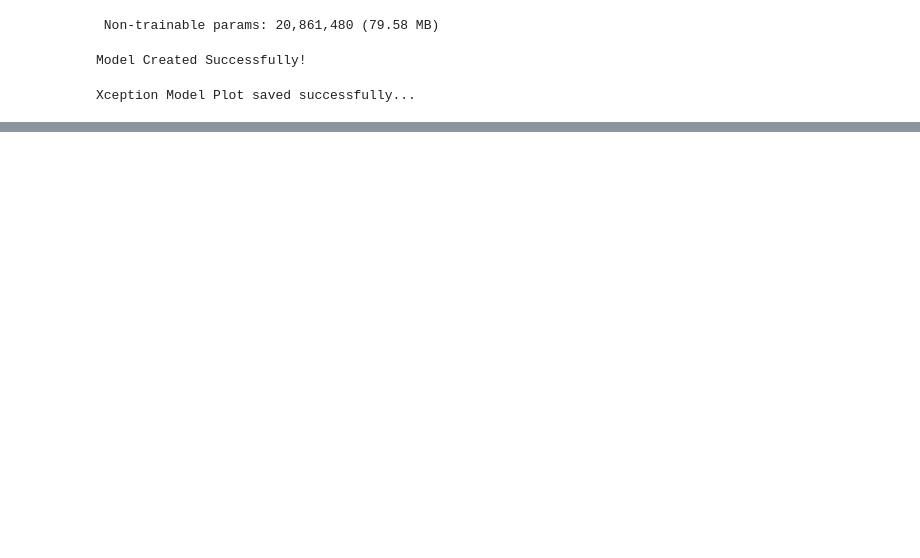
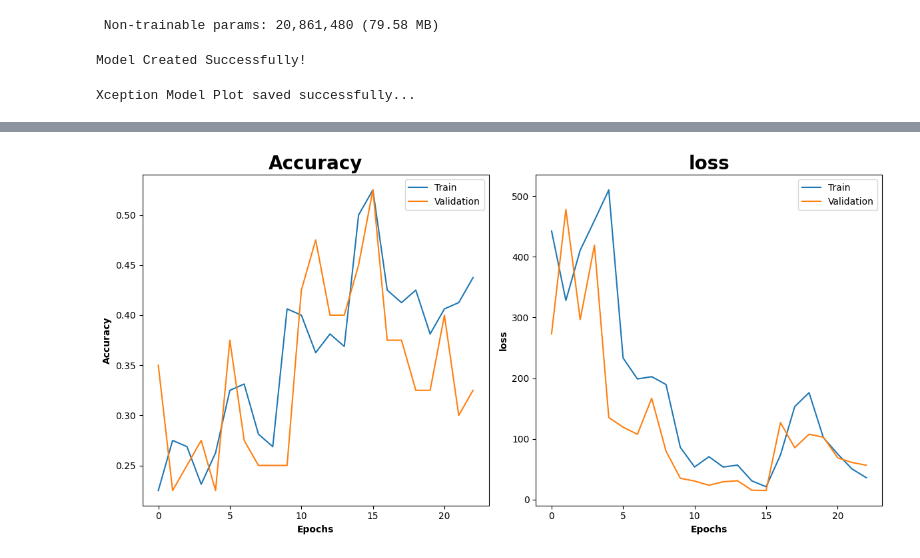
Before and after one commit to MdMofazzalHossain789/computer-vision-based-human-activity-recognition, a Jupyter notebook: xception+lstm/experimental-xception-lstm.ipynb, the cells around one changed output, grey strips where cells are left out. Drawn from its saved outputs; the diff is of its cells as text; code cells hidden in the pictures; blank space fills up the shorter version.

```diff
--- a/xception+lstm/experimental-xception-lstm.ipynb
+++ b/xception+lstm/experimental-xception-lstm.ipynb
@@ -215,7 +219,6 @@ def create_dataset(dataset_dir,
     # Initialize lists to store features, labels, and video file paths
     features = []
     labels = []
-    video_files_paths = []
 
     # Check if dataset directory exists
     if not os.path.exists(dataset_dir):
@@ -254,7 +257,6 @@ def create_dataset(dataset_dir,
             # Append the data to respective lists
             features.append(frames)
             labels.append(class_index)
-            video_files_paths.append(video_file_path)
 
     # Convert lists to numpy arrays
     if not features:
@@ -267,11 +269,11 @@ def create_dataset(dataset_dir,
     print(f"Features shape: {features.shape}")
     print(f"Labels shape: {labels.shape}")
 
-    return features, labels, video_files_paths
+    return features, labels
 # %%
 # RUN Create the dataset with explicit parameters
 try:
-    features, labels, video_files_paths = create_dataset(
+    features, labels = create_dataset(
         dataset_dir=DATASET_DIR,
         classes_list=CLASSES_LIST,
         sequence_length=SEQUENCE_LENGTH,
@@ -450,7 +454,7 @@ Xception Model Plot saved successfully...
 # %%
 # Create an Instance of Early Stopping Callback
 early_stopping_callback = EarlyStopping(monitor = 'val_loss',
-                                        patience = 10,
+                                        patience = 7,
                                         mode = 'min',
                                         restore_best_weights = True)
 
@@ -461,10 +465,10 @@ xlstm_model.compile(loss = 'categorical_crossentropy',
 
 # Start training the model.
 convlstm_model_training_history = xlstm_model.fit(x = features_train,
-                                                     y = labels_train,
-                                                     epochs = EPOCHS,
-                                                     batch_size = BATCH_SIZE,
-                                                     shuffle = True,
-                                                     validation_split = VALIDATION_SPLIT,
-                                                     callbacks = [early_stopping_callback])
+                                                  y = labels_train,
+                                                  epochs = EPOCHS,
+                                                  batch_size = BATCH_SIZE,
+                                                  shuffle = True,
+                                                  validation_split = VALIDATION_SPLIT,
+                                                  callbacks = [early_stopping_callback])
 # %% [output]
@@ -495,6 +499,26 @@ Epoch 25/30
 # %%
 # previous code
 # model_evaluation_history = xlstm_model.evaluate(features_test, labels_test)
+# %%
+plt.figure(figsize=(12,6))
+plt.subplot(1,2,1)
+plt.title("Accuracy",weight="bold",fontsize=20)
+plt.plot(convlstm_model_training_history.history["accuracy"])
+plt.plot(convlstm_model_training_history.history["val_accuracy"])
+plt.legend(["Train","Validation"])
+plt.xlabel("Epochs",weight="bold")
+plt.ylabel("Accuracy",weight="bold")
+plt.subplot(1,2,2)
+plt.title("loss",weight="bold",fontsize=20)
+plt.plot(convlstm_model_training_history.history["loss"])
+plt.plot(convlstm_model_training_history.history["val_loss"])
+plt.legend(["Train","Validation"])
+plt.xlabel("Epochs",weight="bold")
+plt.ylabel("loss",weight="bold")
+plt.tight_layout()
+plt.show()
+# %% [output]
+[figure, added]
 # %%
 # Evaluate the trained model.
 
```
Also changed, not shown: parts of 8 cells of this notebook, 3 other files.
